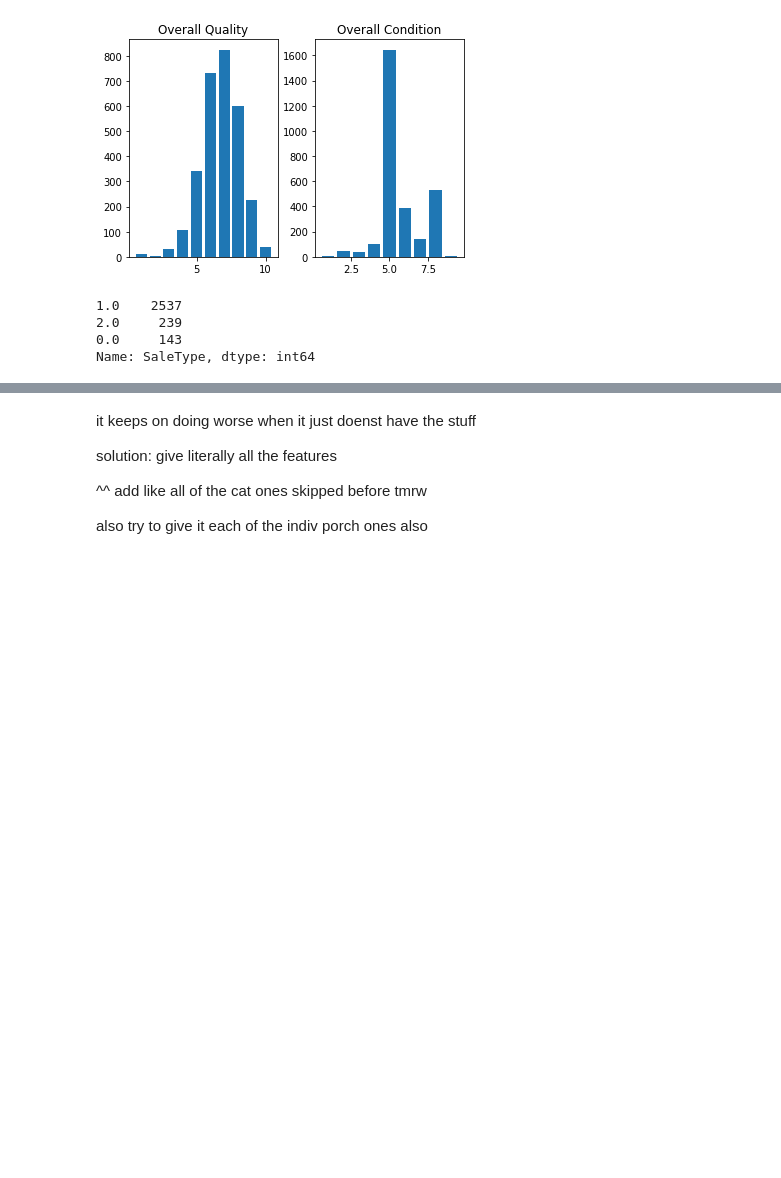
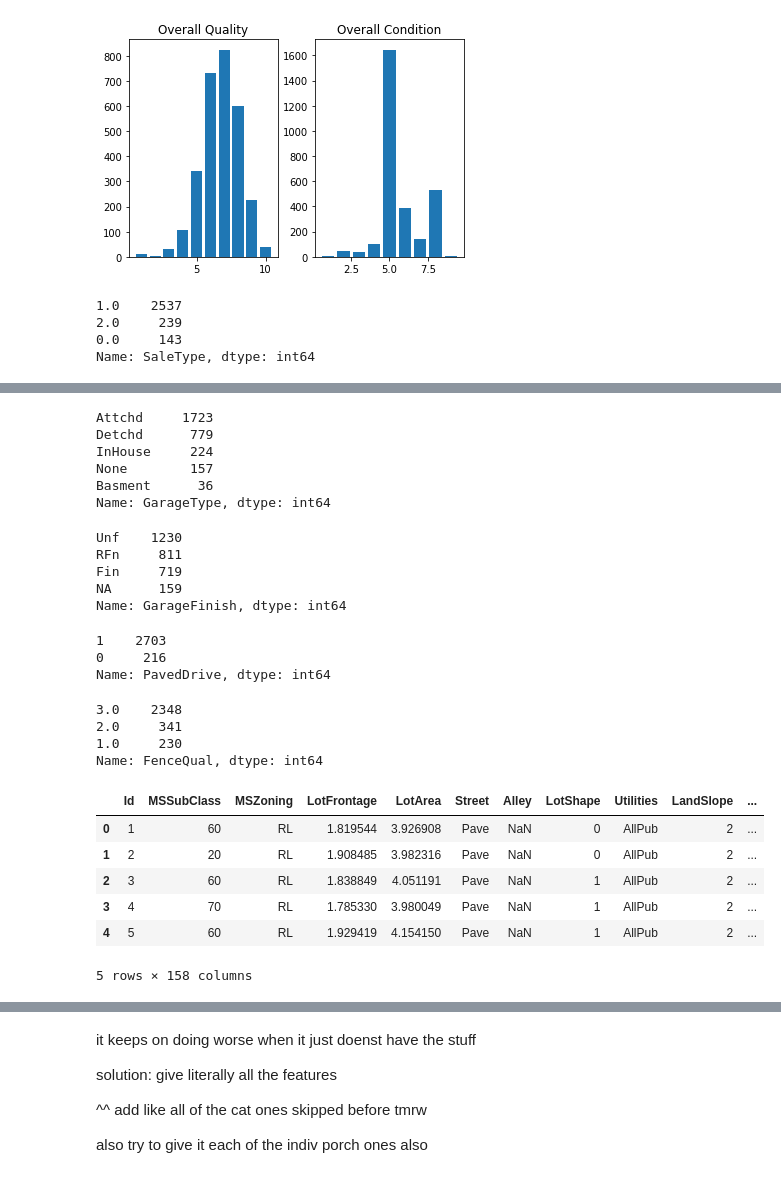
Before and after one commit to MikaO13/House-Prices-Regression, a Jupyter notebook: house_prices.ipynb, the cells around one changed output, grey strips where cells are left out. Drawn from its saved outputs; the diff is of its cells as text; code cells hidden in the pictures; blank space fills up the shorter version.

```diff
--- a/house_prices.ipynb
+++ b/house_prices.ipynb
@@ -305,0 +406,51 @@ X_test = test[features]
+# %%
+df.GarageType = df.GarageType.apply(lambda x: 'InHouse' if x in ['BuiltIn', 'CarPort', 'Basement', '2Types'] else x)
+df.GarageType.fillna('None', inplace=True)
+df.GarageType.value_counts()
+
+# do anything w/ GarageYrBlt??
+# %% [output]
+Attchd     1723
+Detchd      779
+InHouse     224
+None        157
+Basment      36
+Name: GarageType, dtype: int64
+# %%
+df.GarageFinish.fillna('NA', inplace=True)
+df.GarageFinish.value_counts()
+# %% [output]
+Unf    1230
+RFn     811
+Fin     719
+NA      159
+Name: GarageFinish, dtype: int64
+# %%
+df.PavedDrive = df.PavedDrive.apply(lambda x: 0 if x == 'N' else 1)
+df.PavedDrive.value_counts()
+# %% [output]
+1    2703
+0     216
+Name: PavedDrive, dtype: int64
+# %%
+df['FenceQual'] = df['Fence'].map({'GdPrv': 1, 'GdWo': 1, 'MnPrv': 2, 'MnWw': 2})
+df['FenceQual'].fillna(3, inplace=True)
+df['HasFence'] = df['FenceQual'].apply(lambda x: 1 if x != 3 else 0)
+df.FenceQual.value_counts()
+# %% [output]
+3.0    2348
+2.0     341
+1.0     230
+Name: FenceQual, dtype: int64
+# %%
+get_dummies_cols = ['LandContour', 'LotConfig', 'Neighborhood', 'Condition1', 'BldgType', 'RoofStyle', 'Exterior1st', 'Exterior2nd', 'MasVnrType', 'Foundation', 'GarageType', 'GarageFinish']
+df_dummies = pd.get_dummies(df, columns=get_dummies_cols)
+df_dummies.head()
+# %% [output]
+|  | Id | MSSubClass | MSZoning | LotFrontage | LotArea | Street | Alley | LotShape | Utilities | LandSlope | ... |
+| 0 | 1 | 60 | RL | 1.819544 | 3.926908 | Pave | NaN | 0 | AllPub | 2 | ... |
+| 1 | 2 | 20 | RL | 1.908485 | 3.982316 | Pave | NaN | 0 | AllPub | 2 | ... |
+| 2 | 3 | 60 | RL | 1.838849 | 4.051191 | Pave | NaN | 1 | AllPub | 2 | ... |
+| 3 | 4 | 70 | RL | 1.785330 | 3.980049 | Pave | NaN | 1 | AllPub | 2 | ... |
+| 4 | 5 | 60 | RL | 1.929419 | 4.154150 | Pave | NaN | 1 | AllPub | 2 | ... |
+5 rows × 158 columns
```
Also changed, not shown: parts of 37 cells of this notebook, 1 other file.
